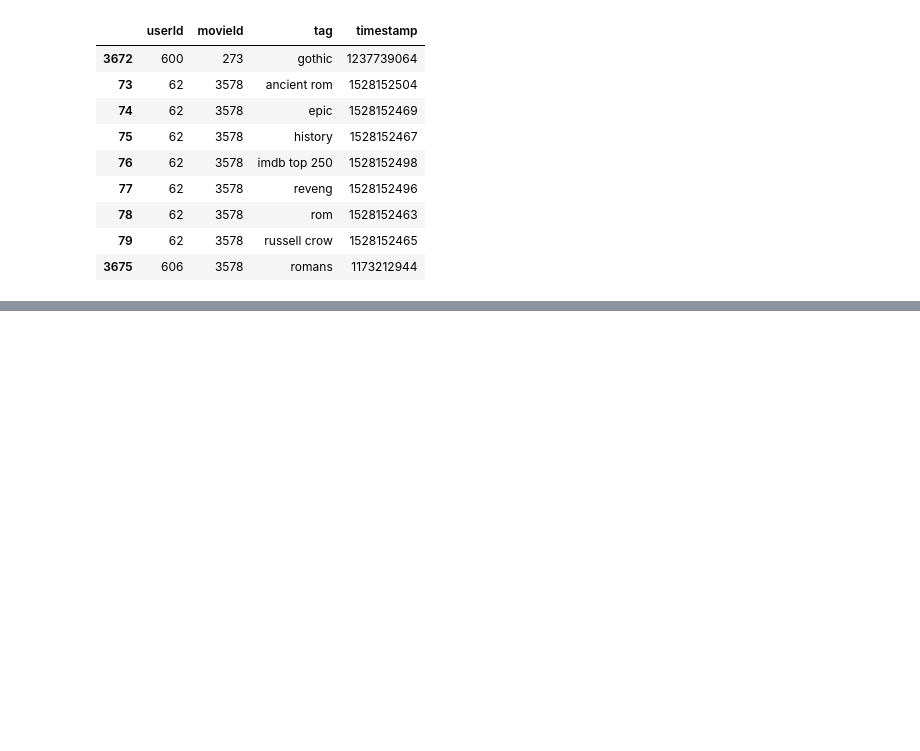
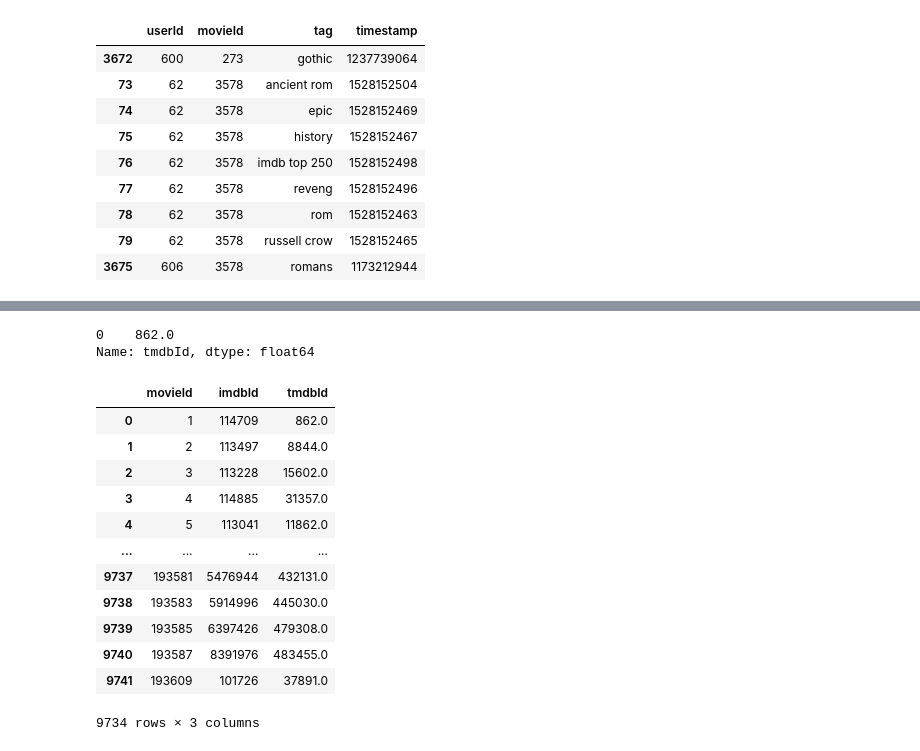
Before and after one commit to Liixxn/MovieMender, a Jupyter notebook: Movielens_recomendador.ipynb, the cells around one changed output, grey strips where cells are left out. Drawn from its saved outputs; the diff is of its cells as text; code cells hidden in the pictures; blank space fills up the shorter version.

```diff
--- a/Movielens_recomendador.ipynb
+++ b/Movielens_recomendador.ipynb
@@ -812,0 +851,22 @@ prueba.df_movies_ratings_tags
+# %%
+idPeli = prueba.df_movies[prueba.df_movies["title"]=="Toy Story (1995)"]["movieId"]
+idPeliBuscador = str(int(prueba.df_links[prueba.df_links["movieId"]==int(idPeli)]["tmdbId"]))
+# %% [output]
+0    862.0
+Name: tmdbId, dtype: float64
+# %%
+prueba.df_links
+# %% [output]
+|  | movieId | imdbId | tmdbId |
+| 0 | 1 | 114709 | 862.0 |
+| 1 | 2 | 113497 | 8844.0 |
+| 2 | 3 | 113228 | 15602.0 |
+| 3 | 4 | 114885 | 31357.0 |
+| 4 | 5 | 113041 | 11862.0 |
+| ... | ... | ... | ... |
+| 9737 | 193581 | 5476944 | 432131.0 |
+| 9738 | 193583 | 5914996 | 445030.0 |
+| 9739 | 193585 | 6397426 | 479308.0 |
+| 9740 | 193587 | 8391976 | 483455.0 |
+| 9741 | 193609 | 101726 | 37891.0 |
+9734 rows × 3 columns
```
Also changed, not shown: parts of 3 cells of this notebook, 2 other files.
